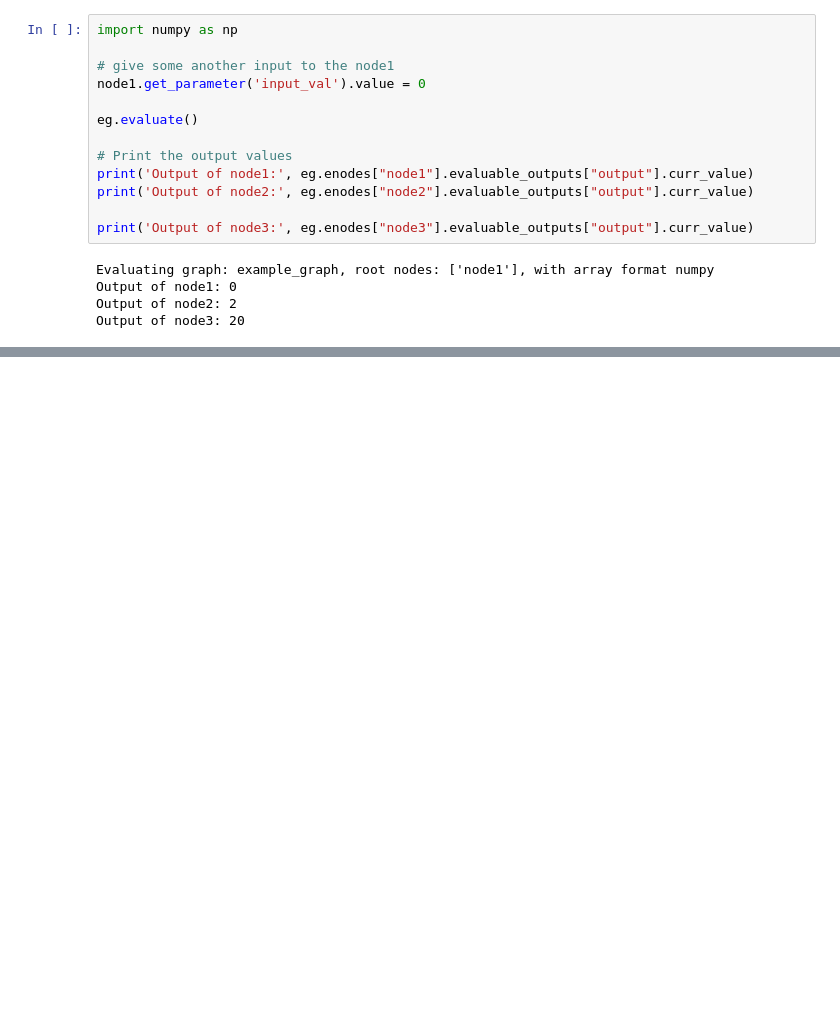
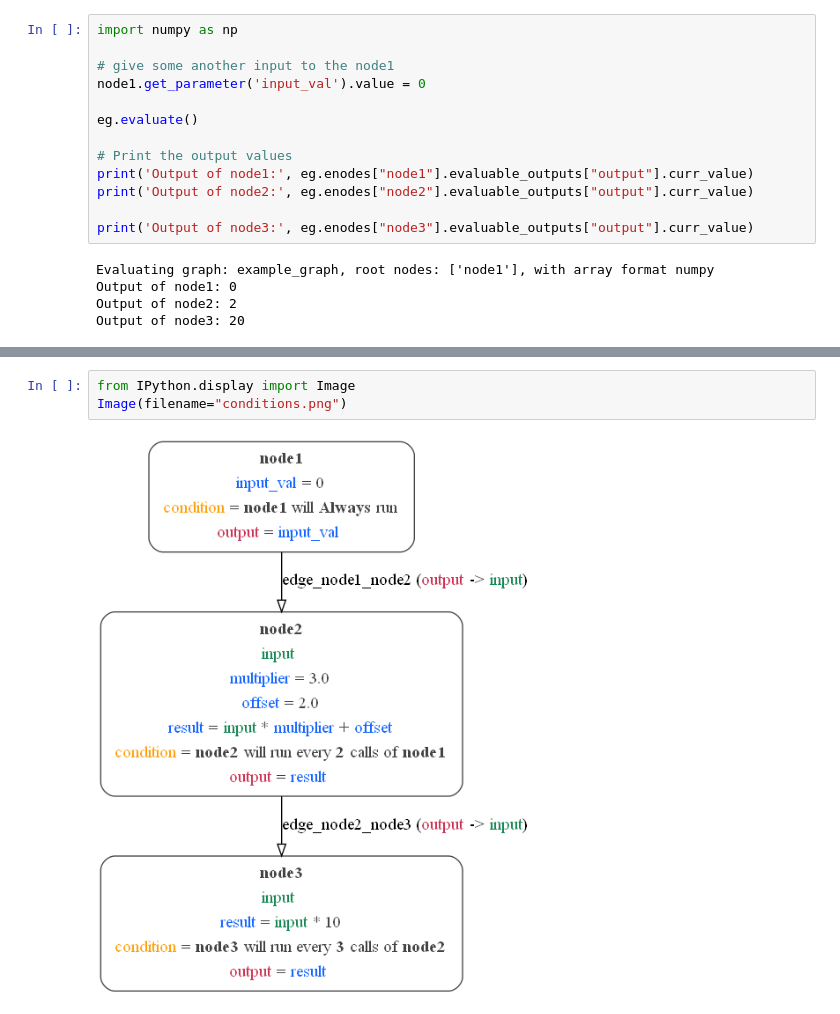
Before and after one commit to ModECI/MDF, a Jupyter notebook: examples/outreachyTask/firstTask.ipynb, the cells around one changed output, grey strips where cells are left out. Cells and saved outputs as stored; diff of their text form; blank space fills up the shorter version.

Commit message:
add condition to the model

```diff
--- a/examples/outreachyTask/firstTask.ipynb
+++ b/examples/outreachyTask/firstTask.ipynb
@@ -94,0 +146,5 @@ Output of node3: 20
+# %%
+from IPython.display import Image
+Image(filename="conditions.png")
+# %% [output]
+[figure, added]
```
Also changed, not shown: parts of 5 cells of this notebook, 2 other files.
